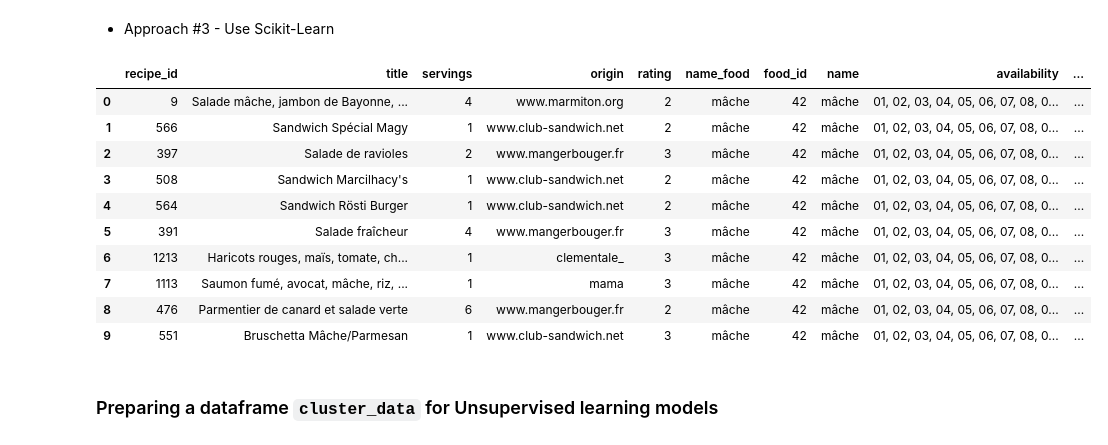
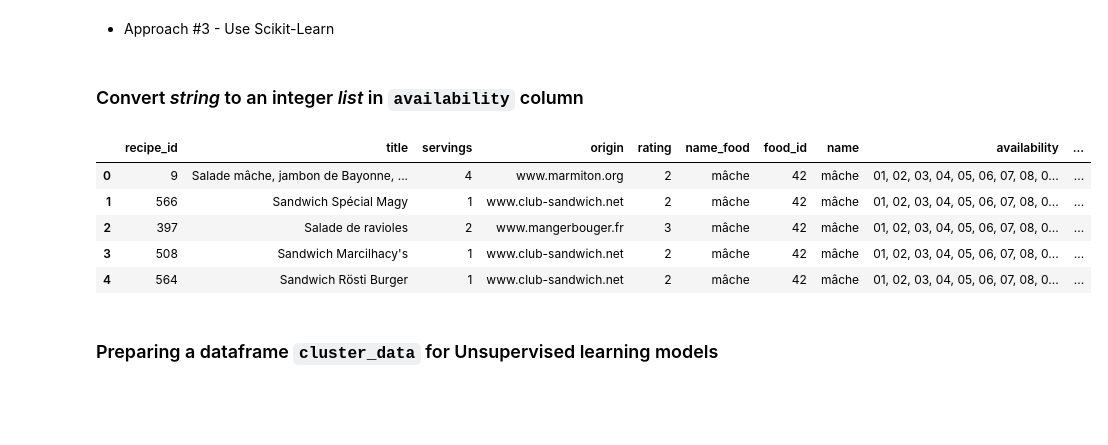
Before and after one commit to rezaadle/food-mama-project, a Jupyter notebook: mama-metadata.ipynb, the cells around one changed output. Cells and saved outputs as stored; diff of their text form; code cells hidden in the pictures; blank space fills up the shorter version.

```diff
--- a/mama-metadata.ipynb
+++ b/mama-metadata.ipynb
@@ -98,18 +98,18 @@ meta_data["availability_cat"] = meta_data.availability.cat.codes
 from sklearn.preprocessing import LabelEncoder
 lb_make = LabelEncoder()
 meta_data["origin_id"] = lb_make.fit_transform(meta_data["origin"])
-meta_data.head(10)
-# %% [output]
-|  | recipe_id | title | servings | origin | rating | name_food | food_id | name | availability | ... |
-| 0 | 9 | Salade mâche, jambon de Bayonne, ... | 4 | www.marmiton.org | 2 | mâche | 42 | mâche | 01, 02, 03, 04, 05, 06, 07, 08, 0... | ... |
-| 1 | 566 | Sandwich Spécial Magy | 1 | www.club-sandwich.net | 2 | mâche | 42 | mâche | 01, 02, 03, 04, 05, 06, 07, 08, 0... | ... |
-| 2 | 397 | Salade de ravioles | 2 | www.mangerbouger.fr | 3 | mâche | 42 | mâche | 01, 02, 03, 04, 05, 06, 07, 08, 0... | ... |
-| 3 | 508 | Sandwich Marcilhacy's | 1 | www.club-sandwich.net | 2 | mâche | 42 | mâche | 01, 02, 03, 04, 05, 06, 07, 08, 0... | ... |
-| 4 | 564 | Sandwich Rösti Burger | 1 | www.club-sandwich.net | 2 | mâche | 42 | mâche | 01, 02, 03, 04, 05, 06, 07, 08, 0... | ... |
-| 5 | 391 | Salade fraîcheur | 4 | www.mangerbouger.fr | 3 | mâche | 42 | mâche | 01, 02, 03, 04, 05, 06, 07, 08, 0... | ... |
-| 6 | 1213 | Haricots rouges, maïs, tomate, ch... | 1 | clementale_ | 3 | mâche | 42 | mâche | 01, 02, 03, 04, 05, 06, 07, 08, 0... | ... |
-| 7 | 1113 | Saumon fumé, avocat, mâche, riz, ... | 1 | mama | 3 | mâche | 42 | mâche | 01, 02, 03, 04, 05, 06, 07, 08, 0... | ... |
-| 8 | 476 | Parmentier de canard et salade verte | 6 | www.mangerbouger.fr | 2 | mâche | 42 | mâche | 01, 02, 03, 04, 05, 06, 07, 08, 0... | ... |
-| 9 | 551 | Bruschetta Mâche/Parmesan | 1 | www.club-sandwich.net | 3 | mâche | 42 | mâche | 01, 02, 03, 04, 05, 06, 07, 08, 0... | ... |
+# %% [markdown]
+### Convert *string* to an integer *list* in `availability` column
+# %%
+#list = [int(s) for s in meta_data.availability for s in s.replace(',','').split(" ")]
+meta_data["availability_lst"] = [[int(s) for s in s.replace(',','').split(" ")] for s in meta_data.availability]
+meta_data.head()
+# %% [output]
+|  | recipe_id | title | servings | origin | rating | name_food | food_id | name | availability | ... |
+| 0 | 9 | Salade mâche, jambon de Bayonne, ... | 4 | www.marmiton.org | 2 | mâche | 42 | mâche | 01, 02, 03, 04, 05, 06, 07, 08, 0... | ... |
+| 1 | 566 | Sandwich Spécial Magy | 1 | www.club-sandwich.net | 2 | mâche | 42 | mâche | 01, 02, 03, 04, 05, 06, 07, 08, 0... | ... |
+| 2 | 397 | Salade de ravioles | 2 | www.mangerbouger.fr | 3 | mâche | 42 | mâche | 01, 02, 03, 04, 05, 06, 07, 08, 0... | ... |
+| 3 | 508 | Sandwich Marcilhacy's | 1 | www.club-sandwich.net | 2 | mâche | 42 | mâche | 01, 02, 03, 04, 05, 06, 07, 08, 0... | ... |
+| 4 | 564 | Sandwich Rösti Burger | 1 | www.club-sandwich.net | 2 | mâche | 42 | mâche | 01, 02, 03, 04, 05, 06, 07, 08, 0... | ... |
 # %% [markdown]
 ### Preparing a dataframe `cluster_data` for Unsupervised learning models
```
Also changed, not shown: parts of 6 cells of this notebook, 1 other file.
